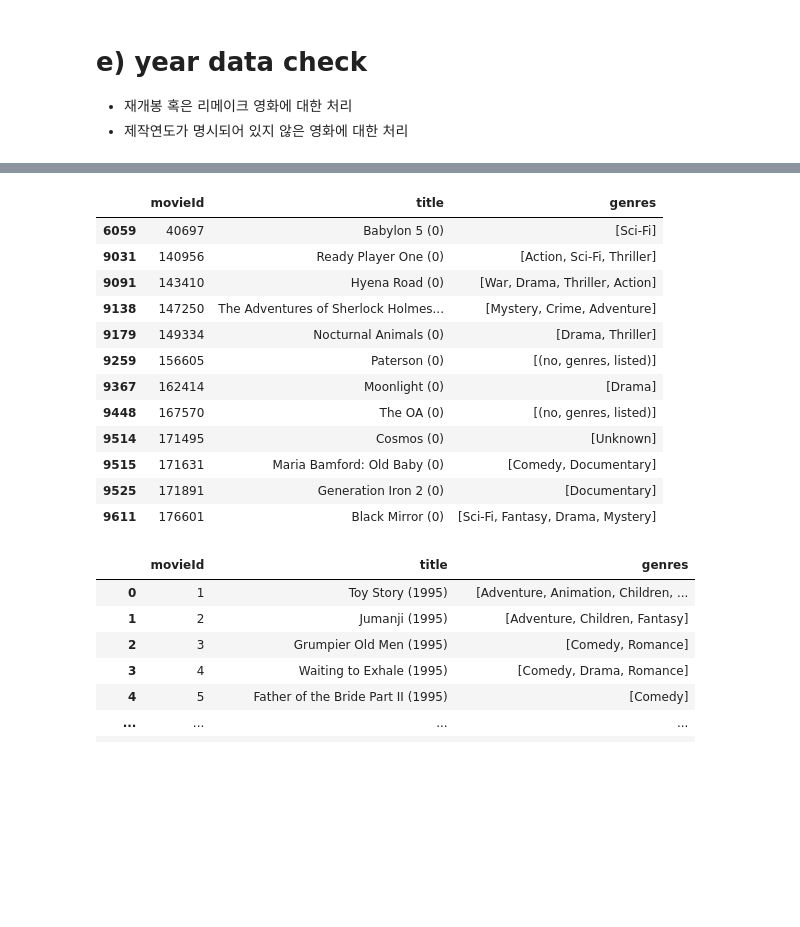
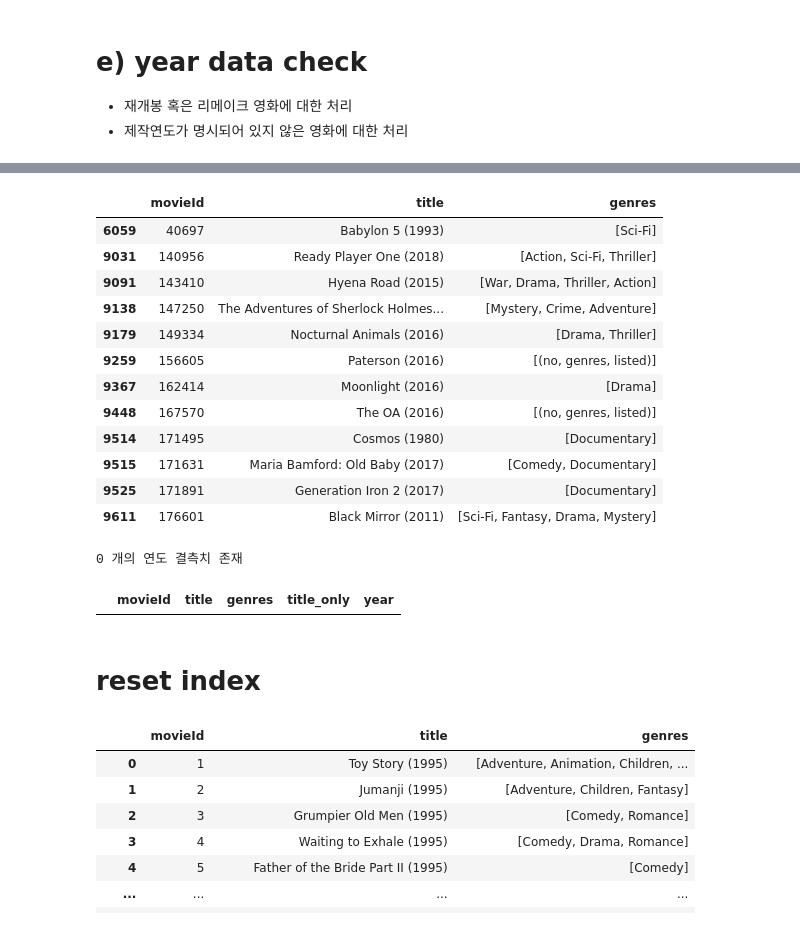
Before and after one commit to basamg912/item_based-recommendation-system, a Jupyter notebook: notebooks/item_based_CF.ipynb, the cells around one changed output, grey strips where cells are left out. Drawn from its saved outputs; the diff is of its cells as text; code cells hidden in the pictures; blank space fills up the shorter version.

Commit message:
fill year missing value

```diff
--- a/notebooks/item_based_CF.ipynb
+++ b/notebooks/item_based_CF.ipynb
@@ -169,7 +182,7 @@ array(['Adventure', 'Animation', 'Children', 'Comedy', 'Fantasy',
        'Mystery', 'Sci-Fi', 'War', 'Musical', 'Documentary', 'IMAX',
        'Western', 'Film-Noir'], dtype=object)
 # %%
-movies_df.loc[movies_df['title']=='La cravate (1957)', 'genres']='Fantasy Comedy'
+movies_df.loc[movies_df['title']=='La cravate (1957)', 'genres']='Fantasy|Comedy'
 # %%
 movies_df[movies_df['title'] == 'La cravate (1957)']
 # %% [output]
@@ -191,7 +204,7 @@ movies_df.loc[movies_df['title']=='Too Funny to Fail: The Life and Death of The
 movies_df.loc[movies_df['title']=='Serving in Silence: The Margarethe Cammermeyer Story (1995)', 'genres'] = 'Drama'
 movies_df.loc[movies_df['title']=='A Christmas Story Live! (2017)', 'genres'] = 'Musical'
 # 홍승혜님
-movies_df.loc[movies_df['title']=='Cosmos', 'genres'] = 'Unknown'
+movies_df.loc[movies_df['title']=='Cosmos', 'genres'] = 'Documentary'
 movies_df.loc[movies_df['title']=='Maria Bamford: Old Baby', 'genres'] = 'Comedy|Documentary'
 movies_df.loc[movies_df['title']=='Death Note: Desu nôto (2006-2007)', 'genres'] = 'Animation|Mystery|Sci-Fi|Fantasy'
 movies_df.loc[movies_df['title']=='Generation Iron 2', 'genres'] = 'Documentary'
@@ -505,23 +599,34 @@ temp_for_year
 # %%
-year_list = [1,2,3,4,5,6]
+year_list = [1993, 2018, 2015, 1980, 2016, 2016, 2016, 2016, 1980, 2017, 2017, 2011]
+i=0
 for title in temp_for_year['title'].values: # 연도 결측치 영화에 대해 title 을 순회
-    movies_df.loc[movies_df['title']==title, 'title'] = f"{title} (0)"
+    movies_df.loc[movies_df['title']==title, 'title'] = f"{title} ({year_list[i]})"
+    i+=1
 
-movies_df.loc[temp_for_year.index] # temp_for_year 를 이용해 변경 체크
+movies_df.loc[temp_for_year.index] # temp_for_year 를 이용해 변경 체크 → reset_index 이전이기 때문에 인덱스로 접근
 # %% [output]
 |  | movieId | title | genres |
-| 6059 | 40697 | Babylon 5 (0) | [Sci-Fi] |
-| 9031 | 140956 | Ready Player One (0) | [Action, Sci-Fi, Thriller] |
-| 9091 | 143410 | Hyena Road (0) | [War, Drama, Thriller, Action] |
+| 6059 | 40697 | Babylon 5 (1993) | [Sci-Fi] |
+| 9031 | 140956 | Ready Player One (2018) | [Action, Sci-Fi, Thriller] |
+| 9091 | 143410 | Hyena Road (2015) | [War, Drama, Thriller, Action] |
 | 9138 | 147250 | The Adventures of Sherlock Holmes... | [Mystery, Crime, Adventure] |
-| 9179 | 149334 | Nocturnal Animals (0) | [Drama, Thriller] |
-| 9259 | 156605 | Paterson (0) | [(no, genres, listed)] |
-| 9367 | 162414 | Moonlight (0) | [Drama] |
-| 9448 | 167570 | The OA (0) | [(no, genres, listed)] |
-| 9514 | 171495 | Cosmos (0) | [Unknown] |
-| 9515 | 171631 | Maria Bamford: Old Baby (0) | [Comedy, Documentary] |
-| 9525 | 171891 | Generation Iron 2 (0) | [Documentary] |
-| 9611 | 176601 | Black Mirror (0) | [Sci-Fi, Fantasy, Drama, Mystery] |
+| 9179 | 149334 | Nocturnal Animals (2016) | [Drama, Thriller] |
+| 9259 | 156605 | Paterson (2016) | [(no, genres, listed)] |
+| 9367 | 162414 | Moonlight (2016) | [Drama] |
+| 9448 | 167570 | The OA (2016) | [(no, genres, listed)] |
+| 9514 | 171495 | Cosmos (1980) | [Documentary] |
+| 9515 | 171631 | Maria Bamford: Old Baby (2017) | [Comedy, Documentary] |
+| 9525 | 171891 | Generation Iron 2 (2017) | [Documentary] |
+| 9611 | 176601 | Black Mirror (2011) | [Sci-Fi, Fantasy, Drama, Mystery] |
+# %%
+print(len(movies_df[~movies_df['title'].str.contains(r'\(')]), '개의 연도 결측치 존재')
+temp_for_year = movies_df[~movies_df['title'].str.contains(r'\(')]
+temp_for_year
+# %% [output]
+0 개의 연도 결측치 존재
+|  | movieId | title | genres | title_only | year |
+# %% [markdown]
+# reset index
 # %%
 movies_df
 # %% [output]
```
Also changed, not shown: parts of 19 cells of this notebook, 1 other file.
